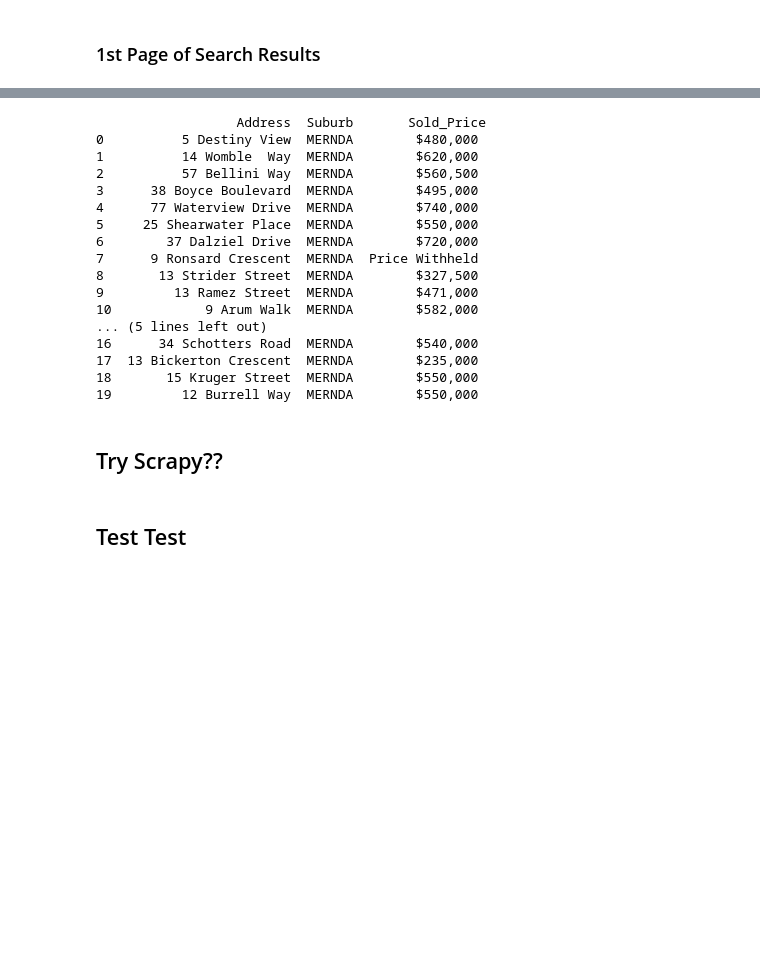
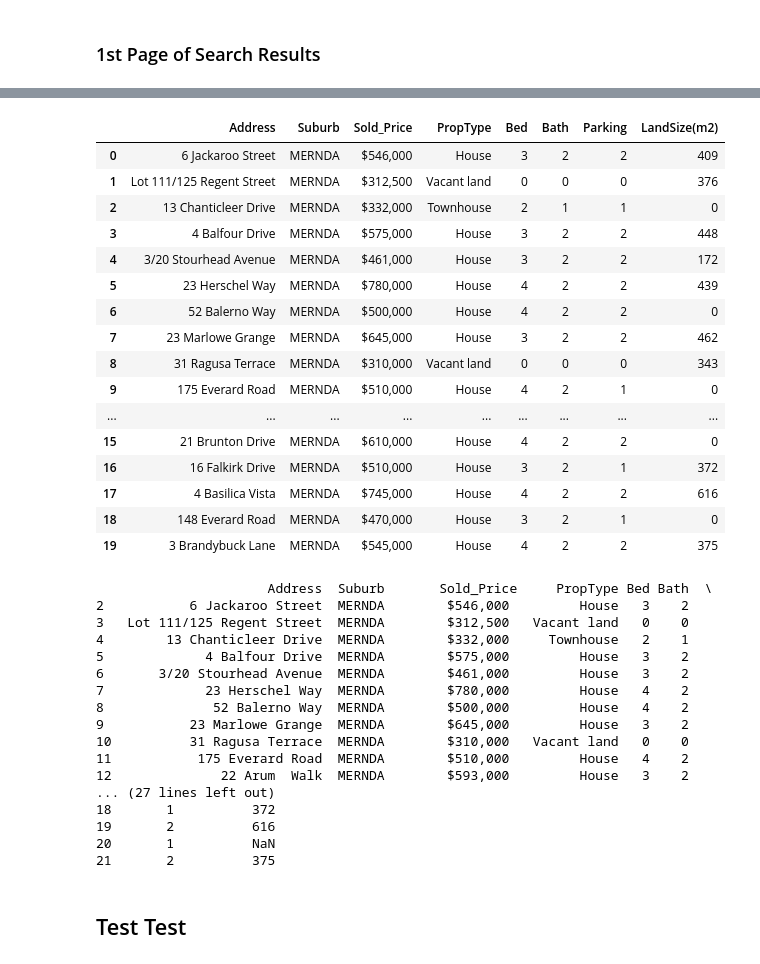
Before and after one commit to sola13/RealEstateProject, a Jupyter notebook: DomainScraping.ipynb, the cells around one changed output, grey strips where cells are left out. Cells and saved outputs as stored; diff of their text form; code cells hidden in the pictures; blank space fills up the shorter version.

```diff
--- a/DomainScraping.ipynb
+++ b/DomainScraping.ipynb
@@ -59,24 +202,47 @@ Suburb = pd.DataFrame(suburbs, columns=["Suburb"])
+# %%
+# Remove 'm2', rename LandSize to incl measurement, convert Nan to 0
+PropList['LandSize'] = PropList['LandSize'].str.extract('(\d+)')
+PropList.rename(columns = {'LandSize':'LandSize(m2)'},inplace = True)
+PropList.fillna(0)
+# %% [output]
+|  | Address | Suburb | Sold_Price | PropType | Bed | Bath | Parking | LandSize(m2) |
+| 0 | 6 Jackaroo Street | MERNDA | $546,000 | House | 3 | 2 | 2 | 409 |
+| 1 | Lot 111/125 Regent Street | MERNDA | $312,500 | Vacant land | 0 | 0 | 0 | 376 |
+| 2 | 13 Chanticleer Drive | MERNDA | $332,000 | Townhouse | 2 | 1 | 1 | 0 |
+| 3 | 4 Balfour Drive | MERNDA | $575,000 | House | 3 | 2 | 2 | 448 |
+| 4 | 3/20 Stourhead Avenue | MERNDA | $461,000 | House | 3 | 2 | 2 | 172 |
+| 5 | 23 Herschel Way | MERNDA | $780,000 | House | 4 | 2 | 2 | 439 |
+| 6 | 52 Balerno Way | MERNDA | $500,000 | House | 4 | 2 | 2 | 0 |
+| 7 | 23 Marlowe Grange | MERNDA | $645,000 | House | 3 | 2 | 2 | 462 |
+| 8 | 31 Ragusa Terrace | MERNDA | $310,000 | Vacant land | 0 | 0 | 0 | 343 |
+| 9 | 175 Everard Road | MERNDA | $510,000 | House | 4 | 2 | 1 | 0 |
+| ... | ... | ... | ... | ... | ... | ... | ... | ... |
+| 15 | 21 Brunton Drive | MERNDA | $610,000 | House | 4 | 2 | 2 | 0 |
+| 16 | 16 Falkirk Drive | MERNDA | $510,000 | House | 3 | 2 | 1 | 372 |
+| 17 | 4 Basilica Vista | MERNDA | $745,000 | House | 4 | 2 | 2 | 616 |
+| 18 | 148 Everard Road | MERNDA | $470,000 | House | 3 | 2 | 1 | 0 |
+| 19 | 3 Brandybuck Lane | MERNDA | $545,000 | House | 4 | 2 | 2 | 375 |
 # %%
-PropList = pd.concat([Address,Suburb,Sold_Price],axis=1,sort=False)
+#PropList = pd.concat([Address,Suburb,Sold_Price,PropType],axis=1,sort=False)
 
 # Set index to start @ 1 instead of 0
-#PropList.index = PropList.index + 1
+PropList.index = PropList.index + 1
 print(PropList)
 # %% [output]
-                  Address  Suburb       Sold_Price
-0          5 Destiny View  MERNDA        $480,000
-1          14 Womble  Way  MERNDA        $620,000
-2          57 Bellini Way  MERNDA        $560,500
-3      38 Boyce Boulevard  MERNDA        $495,000
-4      77 Waterview Drive  MERNDA        $740,000
-5     25 Shearwater Place  MERNDA        $550,000
-6        37 Dalziel Drive  MERNDA        $720,000
-7      9 Ronsard Crescent  MERNDA  Price Withheld
-8       13 Strider Street  MERNDA        $327,500
-9         13 Ramez Street  MERNDA        $471,000
-10            9 Arum Walk  MERNDA        $582,000
-... (5 lines left out)
-16      34 Schotters Road  MERNDA        $540,000
-17  13 Bickerton Crescent  MERNDA        $235,000
-18       15 Kruger Street  MERNDA        $550,000
-19         12 Burrell Way  MERNDA        $550,000
+                      Address  Suburb       Sold_Price     PropType Bed Bath  \
+2           6 Jackaroo Street  MERNDA        $546,000         House   3    2
+3   Lot 111/125 Regent Street  MERNDA        $312,500   Vacant land   0    0
+4        13 Chanticleer Drive  MERNDA        $332,000     Townhouse   2    1
+5             4 Balfour Drive  MERNDA        $575,000         House   3    2
+6       3/20 Stourhead Avenue  MERNDA        $461,000         House   3    2
+7             23 Herschel Way  MERNDA        $780,000         House   4    2
+8              52 Balerno Way  MERNDA        $500,000         House   4    2
+9           23 Marlowe Grange  MERNDA        $645,000         House   3    2
+10          31 Ragusa Terrace  MERNDA        $310,000   Vacant land   0    0
+11           175 Everard Road  MERNDA        $510,000         House   4    2
+12              22 Arum  Walk  MERNDA        $593,000         House   3    2
+... (27 lines left out)
+18       1          372
+19       2          616
+20       1          NaN
+21       2          375
@@ -101,2 +248,0 @@ print(PropList)
-# %% [markdown]
-## Try Scrapy??
```
Also changed, not shown: parts of 11 cells of this notebook.
